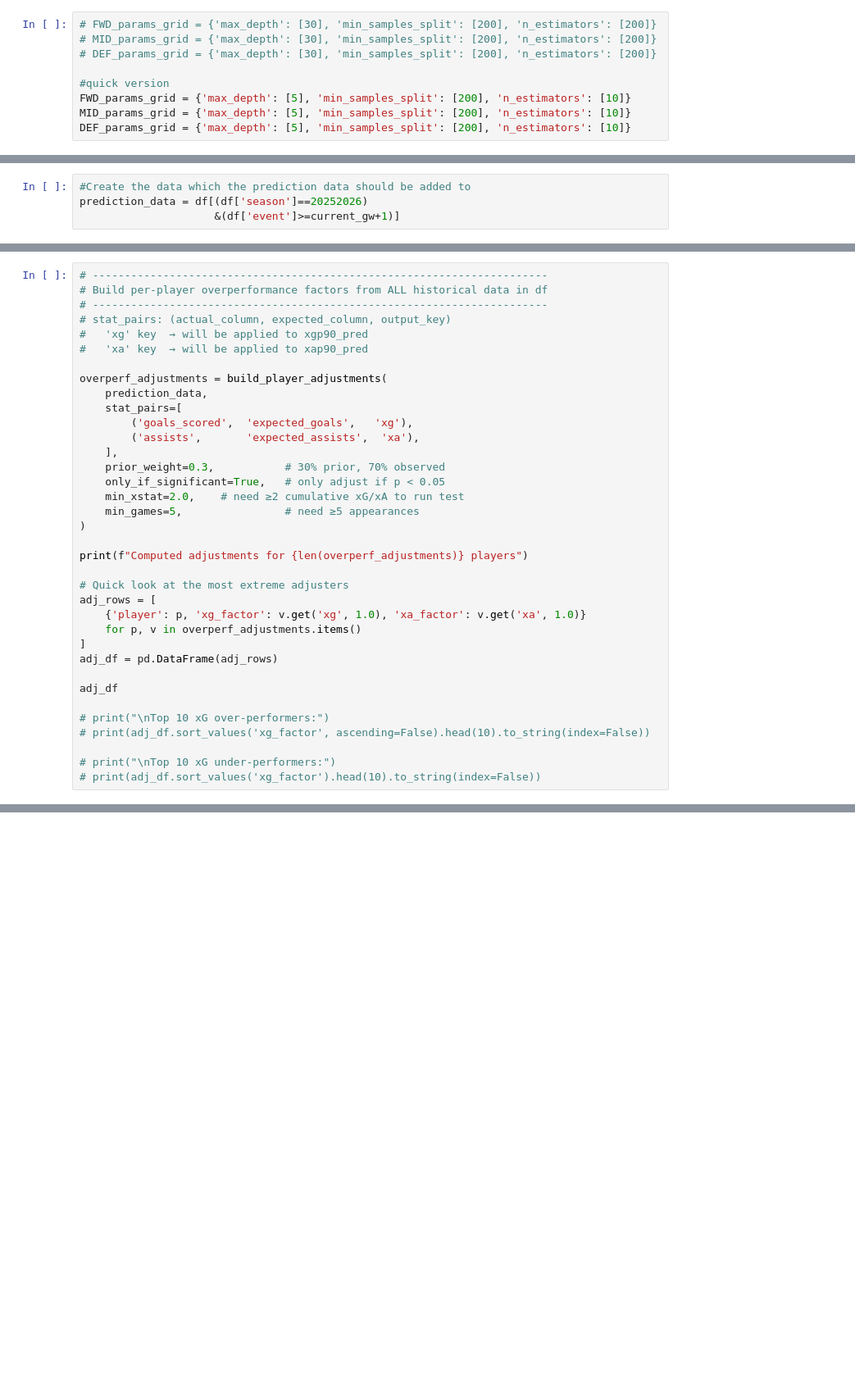
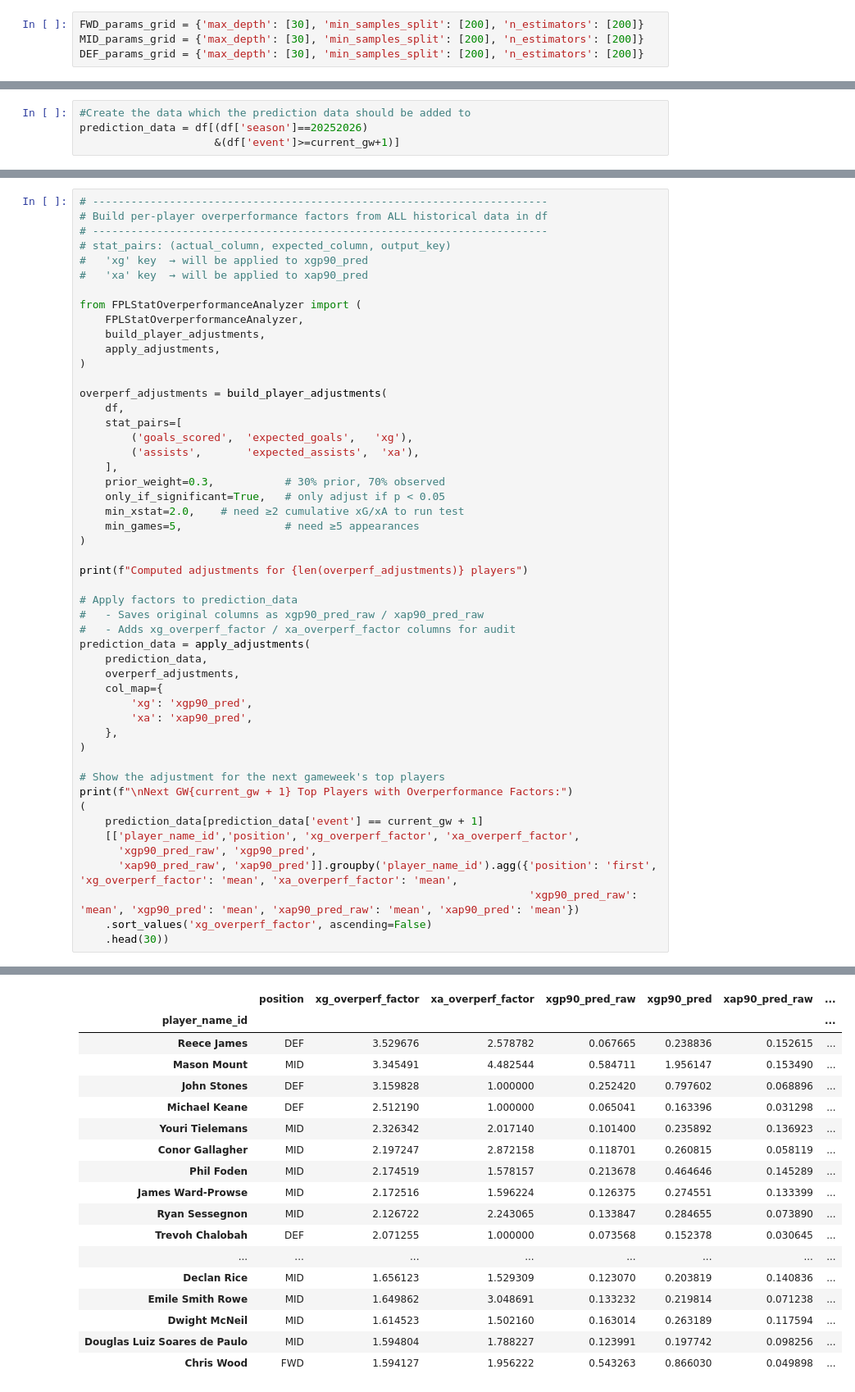
Before and after one commit to chrisimpacts/FPL-Points-Predictor, a Jupyter notebook: 2_FPL-Transform_Predict.ipynb, the cells around one changed output, grey strips where cells are left out. Shown at 82% size. Cells and saved outputs as stored; diff of their text form; blank space fills up the shorter version.

```diff
--- a/2_FPL-Transform_Predict.ipynb
+++ b/2_FPL-Transform_Predict.ipynb
@@ -293,14 +302,9 @@ Features with no NaN values: 278
 # print(MID_params_grid)
 # print(DEF_params_grid)
 # %%
-# FWD_params_grid = {'max_depth': [30], 'min_samples_split': [200], 'n_estimators': [200]}
-# MID_params_grid = {'max_depth': [30], 'min_samples_split': [200], 'n_estimators': [200]}
-# DEF_params_grid = {'max_depth': [30], 'min_samples_split': [200], 'n_estimators': [200]}
-
-#quick version
-FWD_params_grid = {'max_depth': [5], 'min_samples_split': [200], 'n_estimators': [10]}
-MID_params_grid = {'max_depth': [5], 'min_samples_split': [200], 'n_estimators': [10]}
-DEF_params_grid = {'max_depth': [5], 'min_samples_split': [200], 'n_estimators': [10]}
+FWD_params_grid = {'max_depth': [30], 'min_samples_split': [200], 'n_estimators': [200]}
+MID_params_grid = {'max_depth': [30], 'min_samples_split': [200], 'n_estimators': [200]}
+DEF_params_grid = {'max_depth': [30], 'min_samples_split': [200], 'n_estimators': [200]}
 # %%
 # target=expected_goals_per90, FWD_xG_predictor
 # Cleaned df size: 2450/4170
@@ -939,8 +1244,14 @@ from FPLStatOverperformanceAnalyzer import (
 #   'xg' key  → will be applied to xgp90_pred
 #   'xa' key  → will be applied to xap90_pred
 
+from FPLStatOverperformanceAnalyzer import (
+    FPLStatOverperformanceAnalyzer,
+    build_player_adjustments,
+    apply_adjustments,
+)
+
 overperf_adjustments = build_player_adjustments(
-    prediction_data,
+    df,
     stat_pairs=[
         ('goals_scored',  'expected_goals',   'xg'),
         ('assists',       'expected_assists',  'xa'),
@@ -953,17 +1264,26 @@ overperf_adjustments = build_player_adjustments(
 
 print(f"Computed adjustments for {len(overperf_adjustments)} players")
 
-# Quick look at the most extreme adjusters
-adj_rows = [
-    {'player': p, 'xg_factor': v.get('xg', 1.0), 'xa_factor': v.get('xa', 1.0)}
-    for p, v in overperf_adjustments.items()
-]
-adj_df = pd.DataFrame(adj_rows)
+# Apply factors to prediction_data
+#   - Saves original columns as xgp90_pred_raw / xap90_pred_raw
+#   - Adds xg_overperf_factor / xa_overperf_factor columns for audit
+prediction_data = apply_adjustments(
+    prediction_data,
+    overperf_adjustments,
+    col_map={
+        'xg': 'xgp90_pred',
+        'xa': 'xap90_pred',
+    },
+)
 
-adj_df
-
-# print("\nTop 10 xG over-performers:")
-# print(adj_df.sort_values('xg_factor', ascending=False).head(10).to_string(index=False))
-
-# print("\nTop 10 xG under-performers:")
-# print(adj_df.sort_values('xg_factor').head(10).to_string(index=False))
+# Show the adjustment for the next gameweek's top players
+print(f"\nNext GW{current_gw + 1} Top Players with Overperformance Factors:")
+(
+    prediction_data[prediction_data['event'] == current_gw + 1]
+    [['player_name_id','position', 'xg_overperf_factor', 'xa_overperf_factor',
+      'xgp90_pred_raw', 'xgp90_pred',
+      'xap90_pred_raw', 'xap90_pred']].groupby('player_name_id').agg({'position': 'first', 'xg_overperf_factor': 'mean', 'xa_overperf_factor': 'mean',
+                                                                      'xgp90_pred_raw': 'mean', 'xgp90_pred': 'mean', 'xap90_pred_raw': 'mean', 'xap90_pred': 'mean'})
+    .sort_values('xg_overperf_factor', ascending=False)
+    .head(30))
+# %% [output]
@@ -969,0 +1310,18 @@ adj_df
+|  | position | xg_overperf_factor | xa_overperf_factor | xgp90_pred_raw | xgp90_pred | xap90_pred_raw | ... |
+| player_name_id |  |  |  |  |  |  | ... |
+| Reece James | DEF | 3.529676 | 2.578782 | 0.067665 | 0.238836 | 0.152615 | ... |
+| Mason Mount | MID | 3.345491 | 4.482544 | 0.584711 | 1.956147 | 0.153490 | ... |
+| John Stones | DEF | 3.159828 | 1.000000 | 0.252420 | 0.797602 | 0.068896 | ... |
+| Michael Keane | DEF | 2.512190 | 1.000000 | 0.065041 | 0.163396 | 0.031298 | ... |
+| Youri Tielemans | MID | 2.326342 | 2.017140 | 0.101400 | 0.235892 | 0.136923 | ... |
+| Conor Gallagher | MID | 2.197247 | 2.872158 | 0.118701 | 0.260815 | 0.058119 | ... |
+| Phil Foden | MID | 2.174519 | 1.578157 | 0.213678 | 0.464646 | 0.145289 | ... |
+| James Ward-Prowse | MID | 2.172516 | 1.596224 | 0.126375 | 0.274551 | 0.133399 | ... |
+| Ryan Sessegnon | MID | 2.126722 | 2.243065 | 0.133847 | 0.284655 | 0.073890 | ... |
+| Trevoh Chalobah | DEF | 2.071255 | 1.000000 | 0.073568 | 0.152378 | 0.030645 | ... |
+| ... | ... | ... | ... | ... | ... | ... | ... |
+| Declan Rice | MID | 1.656123 | 1.529309 | 0.123070 | 0.203819 | 0.140836 | ... |
+| Emile Smith Rowe | MID | 1.649862 | 3.048691 | 0.133232 | 0.219814 | 0.071238 | ... |
+| Dwight McNeil | MID | 1.614523 | 1.502160 | 0.163014 | 0.263189 | 0.117594 | ... |
+| Douglas Luiz Soares de Paulo | MID | 1.594804 | 1.788227 | 0.123991 | 0.197742 | 0.098256 | ... |
+| Chris Wood | FWD | 1.594127 | 1.956222 | 0.543263 | 0.866030 | 0.049898 | ... |
```
Also changed, not shown: parts of 46 cells of this notebook, 4 other files.
